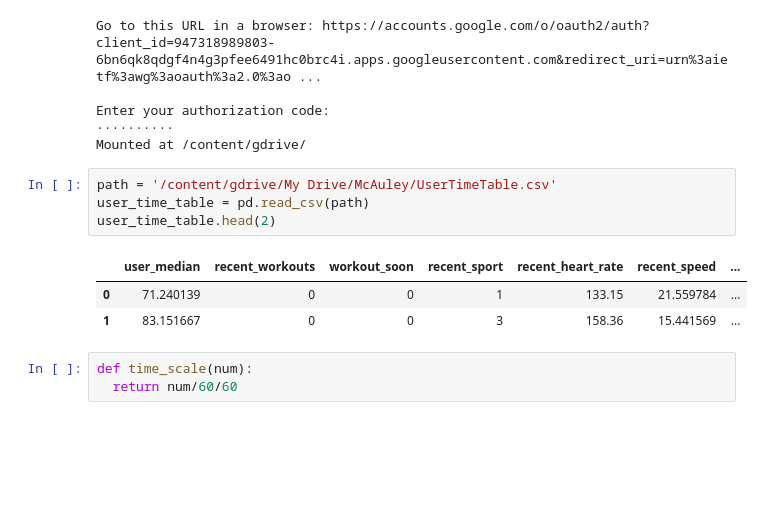
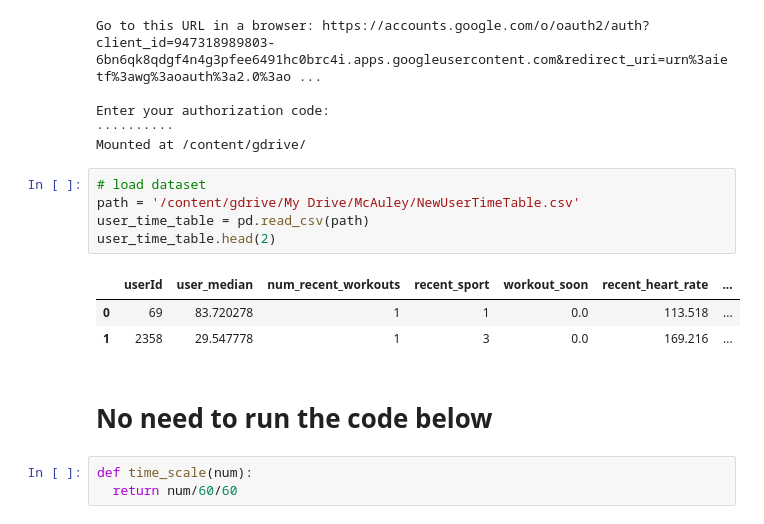
Before and after one commit to stsan9/EndoMondoResearchERSP, a Jupyter notebook: Machine_Learning_Model_Comparison.ipynb, the cells around one changed output. Saved outputs shown, nothing was run; the diff lists cells and outputs as text; blank space fills up the shorter version.

```diff
--- a/Machine_Learning_Model_Comparison.ipynb
+++ b/Machine_Learning_Model_Comparison.ipynb
@@ -19,13 +20,16 @@ Enter your authorization code:
 ··········
 Mounted at /content/gdrive/
 # %%
-path = '/content/gdrive/My Drive/McAuley/UserTimeTable.csv'
+# load dataset
+path = '/content/gdrive/My Drive/McAuley/NewUserTimeTable.csv'
 user_time_table = pd.read_csv(path)
 user_time_table.head(2)
 # %% [output]
-|  | user_median | recent_workouts | workout_soon | recent_sport | recent_heart_rate | recent_speed | ... |
-| 0 | 71.240139 | 0 | 0 | 1 | 133.15 | 21.559784 | ... |
-| 1 | 83.151667 | 0 | 0 | 3 | 158.36 | 15.441569 | ... |
+|  | userId | user_median | num_recent_workouts | recent_sport | workout_soon | recent_heart_rate | ... |
+| 0 | 69 | 83.720278 | 1 | 1 | 0.0 | 113.518 | ... |
+| 1 | 2358 | 29.547778 | 1 | 3 | 0.0 | 169.216 | ... |
+# %% [markdown]
+# No need to run the code below
 # %%
 def time_scale(num):
   return num/60/60
```
Also changed, not shown: parts of 55 cells of this notebook.
